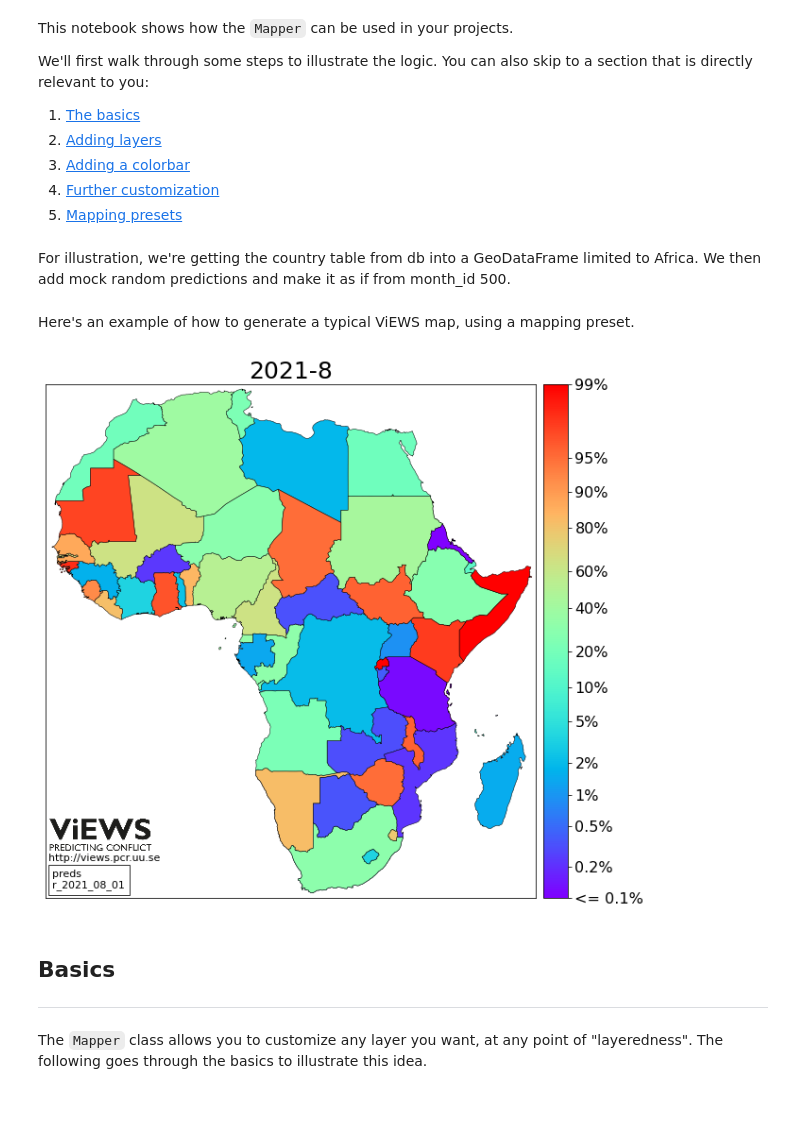
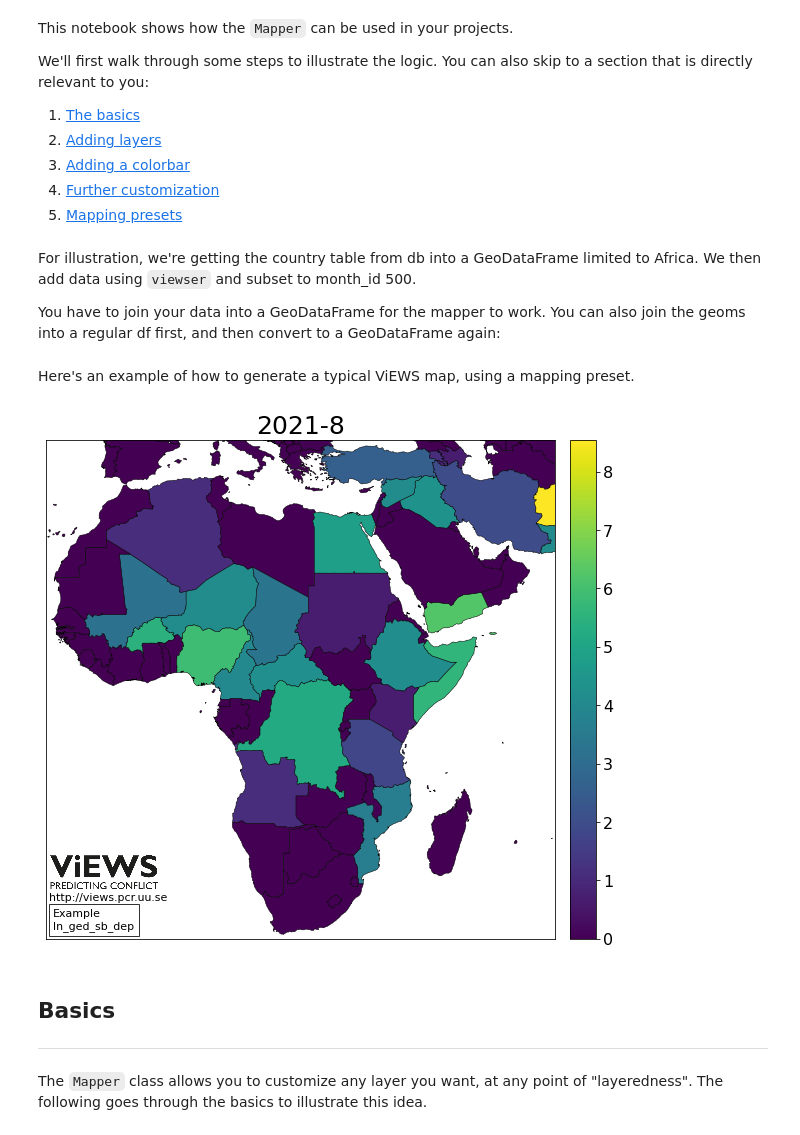
Before and after one commit to prio-data/views_dataviz, a Jupyter notebook: examples/mapper.ipynb, the cells around one changed output. Cells and saved outputs as stored; diff of their text form; code cells hidden in the pictures; blank space fills up the shorter version.

Commit message:
replaced map preset and added to examples

```diff
--- a/examples/mapper.ipynb
+++ b/examples/mapper.ipynb
@@ -22,4 +23,6 @@ We'll first walk through some steps to illustrate the logic. You can also skip t
 1. [Further customization](#customization)
 1. [Mapping presets](#presets)
 # %% [markdown]
-For illustration, we're getting the country table from db into a GeoDataFrame limited to Africa. We then add mock random predictions and make it as if from month_id 500.
+For illustration, we're getting the country table from db into a GeoDataFrame limited to Africa. We then add data using `viewser` and subset to month_id 500.
+
+You have to join your data into a GeoDataFrame for the mapper to work. You can also join the geoms into a regular df first, and then convert to a GeoDataFrame again:
@@ -33,0 +29,12 @@ gdf["month_id"] = 500
+# %%
+engine = sa.create_engine(source_db_path)
+gdf = gpd.GeoDataFrame.from_postgis(
+    "SELECT id as country_id, in_africa, in_me, geom FROM prod.country",
+    engine,
+    geom_col='geom'
+)
+gdf = gdf.to_crs(4326)
+data = viewser.operations.fetch("hh_fatalities_ged_acled")
+data = data.join(gdf.set_index("country_id"))
+gdf = gpd.GeoDataFrame(data, geometry="geom")
+gdf = gdf.loc[500]
@@ -34,20 +45,23 @@ gdf["month_id"] = 500
 # %% [markdown]
 Here's an example of how to generate a typical ViEWS map, using a mapping preset.
 # %%
-from views_dataviz.map.presets import ViewsAfrica
+from views_dataviz.map.presets import ViewsMap
 
-m = ViewsAfrica(
-    label=f"preds\nr_2021_08_01",
+m = ViewsMap(
+    width=10,
+    label=f"Example\nln_ged_sb_dep",
     title="2021-8",
-    scale="logodds",
+    scale=None,
+    bbox="africa_middle_east"
 ).add_layer(
-    gdf.loc[gdf.month_id==500],
+    gdf,
     edgecolor="black",
     linewidth=0.5,
-    column="preds",
+    column="ln_ged_sb_dep",
+    inform_colorbar=True
 )
 # %% [output]
-[figure, old version]
+[figure, new version]
 # %% [markdown]
 <a id="basics"></a>
 ## Basics
```
Also changed, not shown: parts of 17 cells of this notebook, 2 other files.
